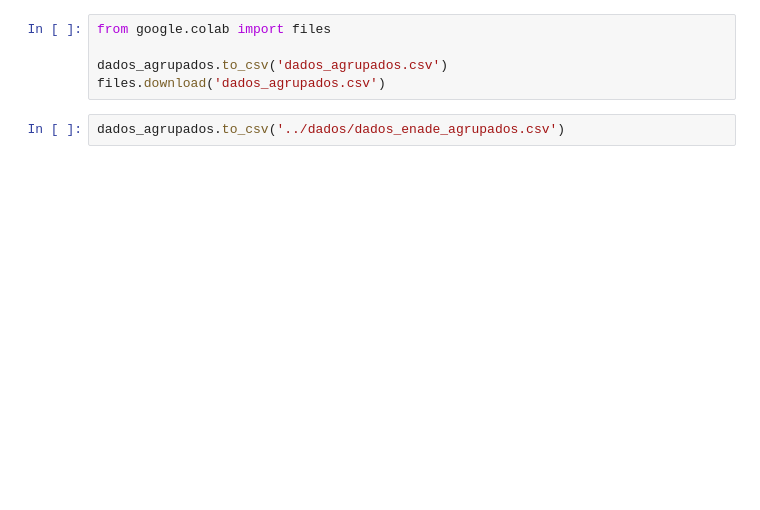
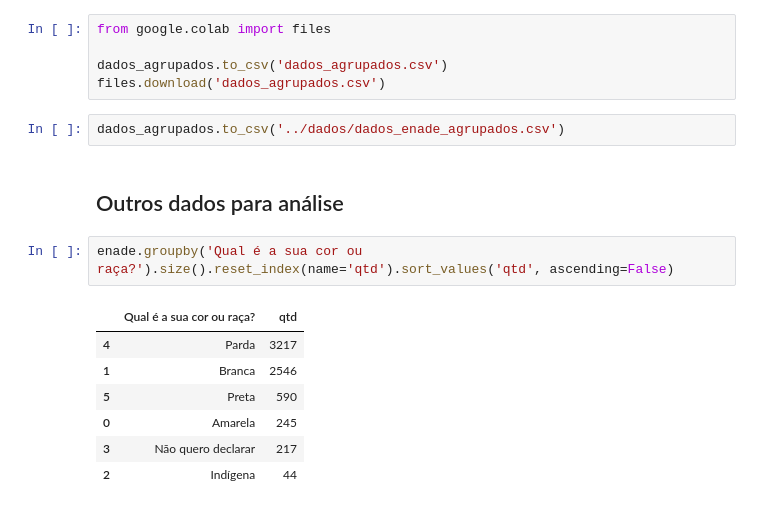
Before and after one commit to Lorenaps/visualizacao-de-dados, a Jupyter notebook: pre_processamento_dados/analise_enade.ipynb, the cells around one changed output. Saved outputs shown, nothing was run; the diff lists cells and outputs as text; blank space fills up the shorter version.

```diff
--- a/pre_processamento_dados/analise_enade.ipynb
+++ b/pre_processamento_dados/analise_enade.ipynb
@@ -216,3 +223,15 @@ dados_agrupados.to_csv('dados_agrupados.csv')
 files.download('dados_agrupados.csv')
 # %%
 dados_agrupados.to_csv('../dados/dados_enade_agrupados.csv')
+# %% [markdown]
+## Outros dados para análise
+# %%
+enade.groupby('Qual é a sua cor ou raça?').size().reset_index(name='qtd').sort_values('qtd', ascending=False)
+# %% [output]
+|  | Qual é a sua cor ou raça? | qtd |
+| 4 | Parda | 3217 |
+| 1 | Branca | 2546 |
+| 5 | Preta | 590 |
+| 0 | Amarela | 245 |
+| 3 | Não quero declarar | 217 |
+| 2 | Indígena | 44 |
```
Also changed, not shown: parts of 8 cells of this notebook.
